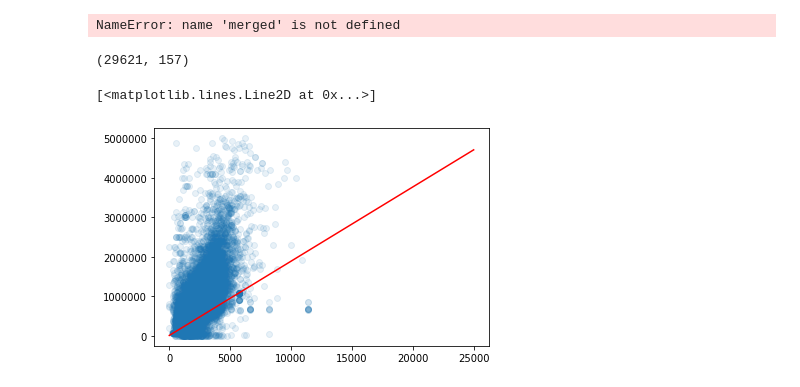
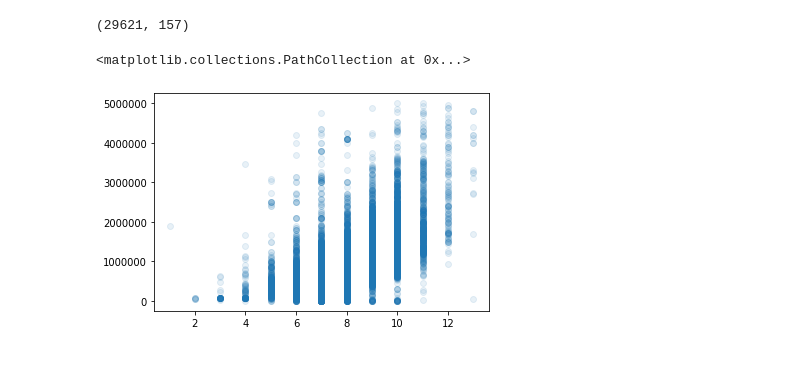
Before and after one commit to sam-thurman/king_county_housing, a Jupyter notebook: notebooks/exploratory/jarod_exploratory.ipynb, the cells around one changed output. Drawn from its saved outputs; the diff is of its cells as text; code cells hidden in the pictures.

```diff
--- a/notebooks/exploratory/jarod_exploratory.ipynb
+++ b/notebooks/exploratory/jarod_exploratory.ipynb
@@ -9,3 +23,3 @@ import seaborn as sns
 # %%
-merged.to_csv('../../data/housing2019.csv')
+merged = pd.read_csv('../../data/housing2019.csv')
 # %%
@@ -32,20 +30,18 @@ pin
 # %%
 merged['Sqft'] = merged['SqFtTotLiving'] + merged['SqFtFinBasement'] + merged['SqFtDeck']
-trimmed = merged[(merged['SalePrice'] < 5000000) & (merged['SqFtTotLiving'] < 50000) & (merged['SalePrice'] > 10)]
-sqft = trimmed['SqFtTotLiving']
+trimmed = merged[(merged['SqFtTotLiving'] < 50000)]
+sqft = trimmed['BldgGrade']
 price = trimmed['SalePrice']
-# %% [output]
-NameError: name 'merged' is not defined
 # %%
 trimmed.shape
 # %% [output]
 (29621, 157)
 # %%
-x = np.linspace(0, 25000, num = 1000)
+x = np.linspace(0, 10000, num = 1000)
 y = x * 187.7 + 1.248 * 10 ** 4
 plt.scatter(sqft, price, alpha = 0.1)
-plt.plot(x, y, color = 'r')
+# plt.plot(x, y, color = 'r')
 # %% [output]
-[<matplotlib.lines.Line2D at 0x...>]
+<matplotlib.collections.PathCollection at 0x...>
-[figure, old version]
+[figure, new version]
 # %%
```
Also changed, not shown: parts of 22 cells of this notebook, 5 other files.
